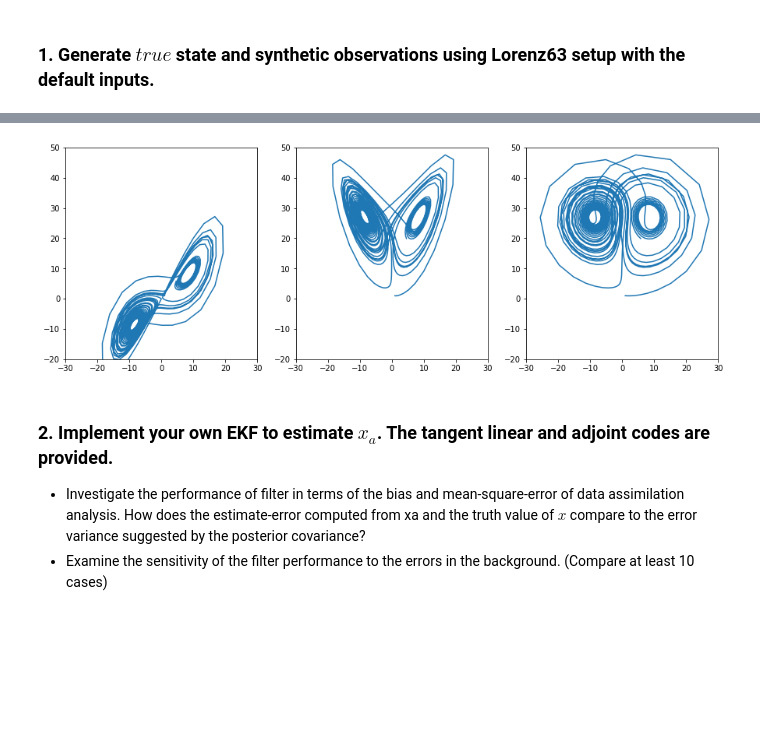
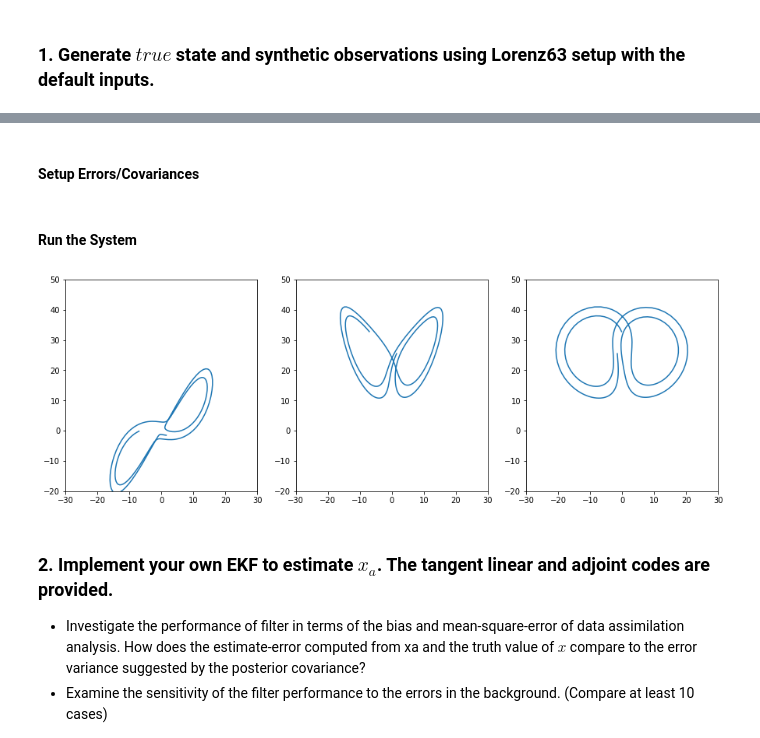
Before and after one commit to Markleonard1019/ASEN, a Jupyter notebook: midterm_Q2.ipynb, the cells around one changed output, grey strips where cells are left out. Drawn from its saved outputs; the diff is of its cells as text; code cells hidden in the pictures; blank space fills up the shorter version.

Commit message:
Translated some more of the MATLAB setup

```diff
--- a/midterm_Q2.ipynb
+++ b/midterm_Q2.ipynb
@@ -80,0 +62,32 @@ array([ 5.04529685,  6.83441691, 19.26651367])
+# %%
+## Model setup
+N_state = 3 # Number of state variabels
+MO = 3      # Number of measurement variables
+A_lor = 10  # Default Lorenz system parameters
+B_lor = 28
+C_lor = 8/3
+coeffs = np.array([A_lor, B_lor, C_lor])
+
+# Numerical parameters
+t0 = 0          # sec, initial time
+tf_assim = 3    # sec, final time
+tf_fore = 1     # sec, length of forecast
+h_sys = 0.01    # sec, timestep for system dynamics
+h_obs = 0.2     # sec; an observation is generated every h_obs sec
+t_sys = np.arange(t0,tf_assim,h_sys)     # time stamps for system dynamics
+t_obs = np.arange(t0,tf_assim,h_obs)     # time stamps for observations
+N_sys = len(t_sys)               # Number of system timesteps
+N_obs = len(t_obs)               # Number of observations
+
+## Initial conditions
+x_true = np.zeros([N_sys, N_state])  # True history of x1 (without measurement noise)
+# x2_true = np.zeros([N_sys])
+# x3_true = np.zeros([N_sys])
+x_meas = np.zeros([N_obs, MO])  # Measurements of x1 (with measurement noise)
+# x2_meas = np.zeros([N_obs])
+# x3_meas = np.zeros([N_obs])
+x1_0 = 1.5
+x2_0 = -1.5
+x3_0 = 25.5
+# %% [markdown]
+#### Setup Errors/Covariances
@@ -81,11 +120,22 @@ array([ 5.04529685,  6.83441691, 19.26651367])
+# %% [markdown]
+#### Run the System
+# %%
+## Iterate through time and simulate dynamics
+r = np.array([x1_0, x2_0, x3_0], float)   # "Current" position
+for i in range(N_sys):
+    # Current time step (i)
+    x_true[i] = r
+
+    # Advance time step (i+1)
+    r = advance_time(r, coeffs, h_sys)
 # %%
 plt.figure(figsize=[15,5])
-plt.subplot(1,3,1) ; plt.plot(x1_hist,x2_hist);plt.ylim(-20,50);plt.xlim(-30,30)
-plt.subplot(1,3,2) ; plt.plot(x1_hist,x3_hist);plt.ylim(-20,50);plt.xlim(-30,30)
-plt.subplot(1,3,3) ; plt.plot(x2_hist,x3_hist);plt.ylim(-20,50);plt.xlim(-30,30)
+plt.subplot(1,3,1) ; plt.plot(x_true[:,0],x_true[:,1]);plt.ylim(-20,50);plt.xlim(-30,30)
+plt.subplot(1,3,2) ; plt.plot(x_true[:,0],x_true[:,2]);plt.ylim(-20,50);plt.xlim(-30,30)
+plt.subplot(1,3,3) ; plt.plot(x_true[:,1],x_true[:,2]);plt.ylim(-20,50);plt.xlim(-30,30)
 plt.show()
 # %% [output]
-[figure, old version]
+[figure, new version]
 # %% [markdown]
 ### 2. Implement your own EKF to estimate $x_a$. The tangent linear and adjoint codes are provided.
  - Investigate the performance of filter in terms of the bias and mean-square-error of data assimilation analysis. How does the estimate-error computed from xa and the truth value of $x$ compare to the error variance suggested by the posterior covariance?
```
Also changed, not shown: parts of 5 cells of this notebook, 1 other file.
